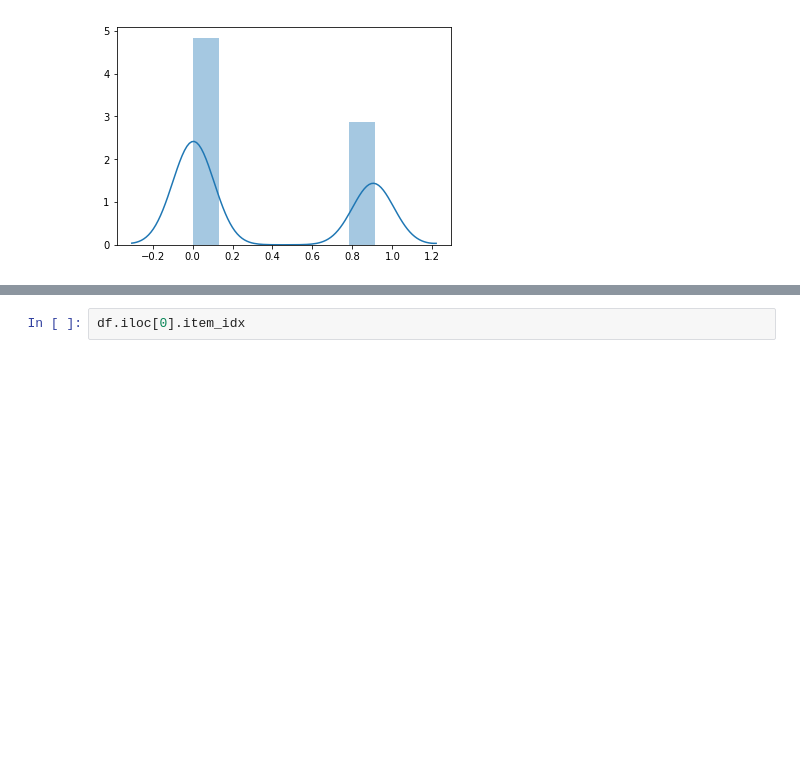
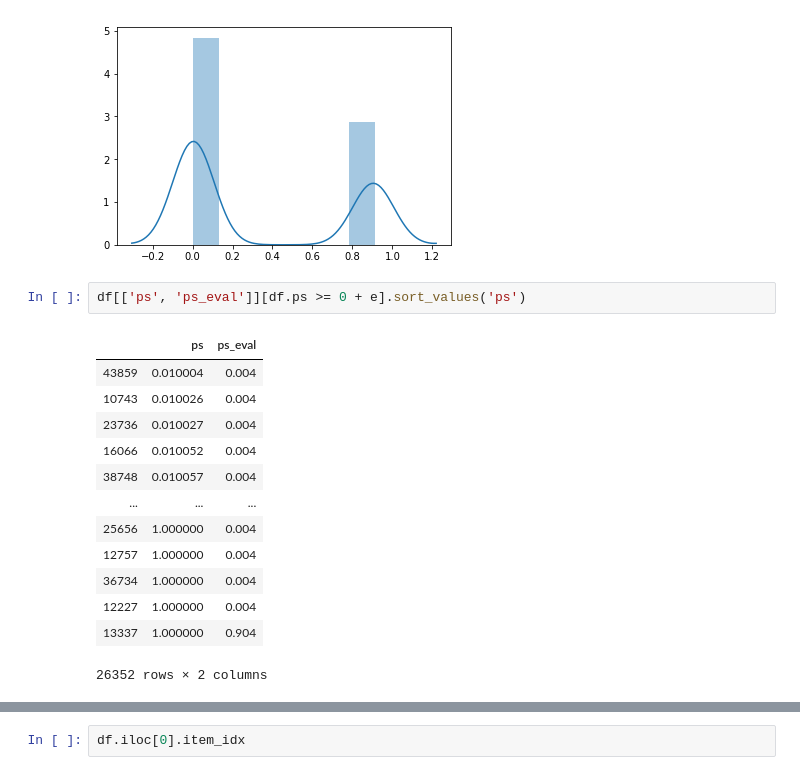
Before and after one commit to deeplearningbrasil/mars-gym, a Jupyter notebook: notebooks/Untitled3.ipynb, the cells around one changed output, grey strips where cells are left out. Saved outputs shown, nothing was run; the diff lists cells and outputs as text; blank space fills up the shorter version.

```diff
--- a/notebooks/Untitled3.ipynb
+++ b/notebooks/Untitled3.ipynb
@@ -81,3 +66,19 @@ sns.distplot(df[df.rewards == 1].ps_eval.values)
 # %% [output]
 <matplotlib.axes._subplots.AxesSubplot at 0x...>
 [figure]
+# %%
+df[['ps', 'ps_eval']][df.ps >= 0 + e].sort_values('ps')
+# %% [output]
+|  | ps | ps_eval |
+| 43859 | 0.010004 | 0.004 |
+| 10743 | 0.010026 | 0.004 |
+| 23736 | 0.010027 | 0.004 |
+| 16066 | 0.010052 | 0.004 |
+| 38748 | 0.010057 | 0.004 |
+| ... | ... | ... |
+| 25656 | 1.000000 | 0.004 |
+| 12757 | 1.000000 | 0.004 |
+| 36734 | 1.000000 | 0.004 |
+| 12227 | 1.000000 | 0.004 |
+| 13337 | 1.000000 | 0.904 |
+26352 rows × 2 columns
```
Also changed, not shown: parts of 7 cells of this notebook, 6 other files.
